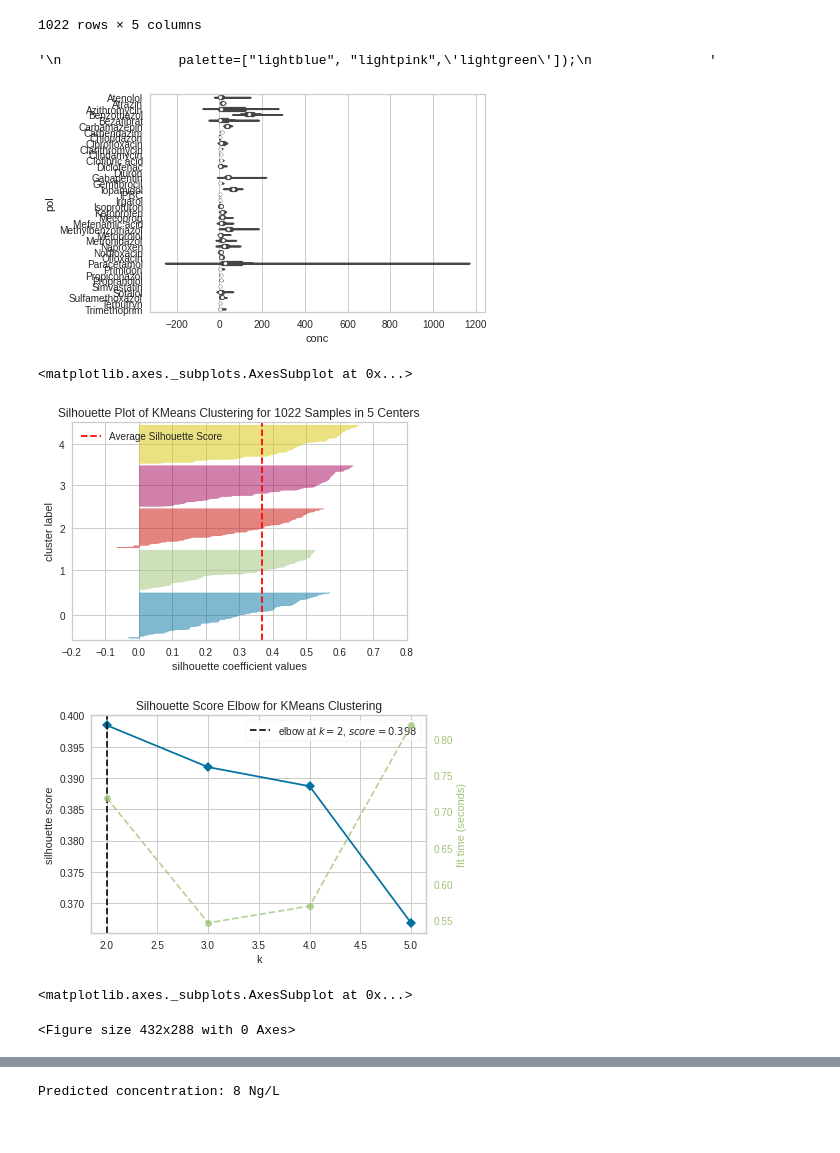
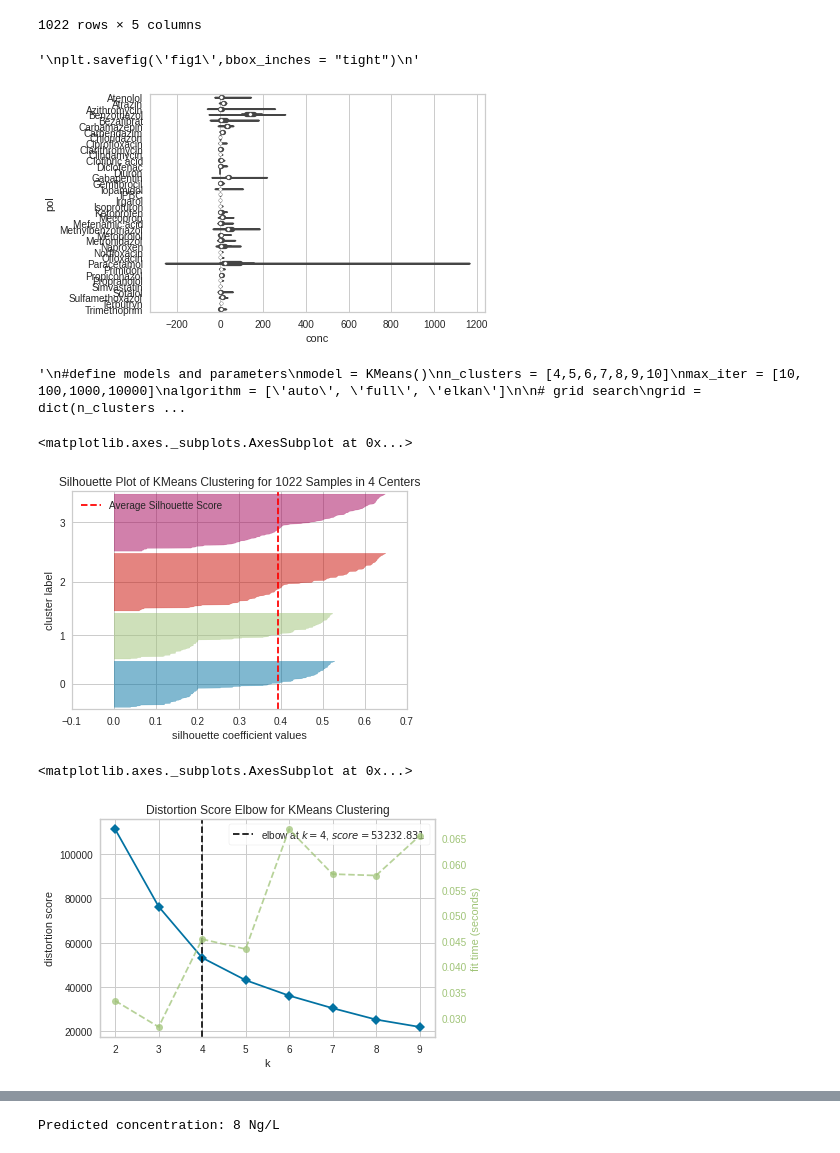
Before and after one commit to DuaneHsa/2022_ML_Earth_Env_Sci, a Jupyter notebook: final_project_renaud.ipynb, the cells around one changed output, grey strips where cells are left out. Cells and saved outputs as stored; diff of their text form; code cells hidden in the pictures.

```diff
--- a/final_project_renaud.ipynb
+++ b/final_project_renaud.ipynb
@@ -53,15 +53,14 @@ MyDrive  Othercomputers
 | 1021 | 5 | 1 | -2 | Trimethoprim | 2.07 |
 1022 rows × 5 columns
 # %%
-sns.violinplot('conc','pol', data=df)
+sns.violinplot('conc','pol', data=df,aspect = 4)
 
-plt.savefig('fig1')
 '''
-               palette=["lightblue", "lightpink",'lightgreen']);
-               '''
+plt.savefig('fig1',bbox_inches = "tight")
+'''
 # %% [output]
-'\n               palette=["lightblue", "lightpink",\'lightgreen\']);\n               '
+'\nplt.savefig(\'fig1\',bbox_inches = "tight")\n'
-[figure, old version]
+[figure, new version]
 # %%
 #df1 = df.pivot(index='time', columns='pol', values='conc')
 #pol_name = df['pol'].unique() # unique polutant name vector
@@ -81,10 +81,34 @@ df['pol'] = df['pol'].astype(int)
 # %%
 
 #clustering  K-means
-clusternumber = 5
-km = KMeans(n_clusters=clusternumber,init='k-means++',max_iter=1000, random_state=42)
+km = KMeans(n_clusters=4,init='k-means++',max_iter=1000, random_state=18,algorithm='elkan')
 y_predicted = km.fit_predict(df)
 df['cluster']=y_predicted
 X = df.drop(['conc'], axis=1)
 y = df['conc']
-X_train, X_test, y_train, y_test = train_test_split(X, y,test_size = 0.2,random_state = 2)
+X_train, X_test, y_train, y_test = train_test_split(X, y,test_size = 0.2,random_state = 18)
+X_test, X_val, y_test, y_val = train_test_split(X_train, y_train, test_size=0.5,random_state = 18)
+# %%
+'''
+#define models and parameters
+model = KMeans()
+n_clusters = [4,5,6,7,8,9,10]
+max_iter = [10, 100,1000,10000]
+algorithm = ['auto', 'full', 'elkan']
+
+# grid search
+grid = dict(n_clusters = n_clusters,max_iter=max_iter,algorithm=algorithm)
+cv = RepeatedStratifiedKFold(n_splits=10, n_repeats=3, random_state=18)
+grid_search = GridSearchCV(estimator=model, param_grid=grid, n_jobs=-1, cv=cv, scoring='accuracy',error_score=0)
+grid_result = grid_search.fit(X_val, y_val)
+# results
+print("Best: %f using %s" % (grid_result.best_score_, grid_result.best_params_))
+means = grid_result.cv_results_['mean_test_score']
+stds = grid_result.cv_results_['std_test_score']
+params = grid_result.cv_results_['params']
+for mean, stdev, param in zip(means, stds, params):
+    print("%f (%f) with: %r" % (mean, stdev, param))
+
+    '''
+# %% [output]
+'\n#define models and parameters\nmodel = KMeans()\nn_clusters = [4,5,6,7,8,9,10]\nmax_iter = [10, 100,1000,10000]\nalgorithm = [\'auto\', \'full\', \'elkan\']\n\n# grid search\ngrid = dict(n_clusters ...
@@ -91,29 +117,20 @@ X_train, X_test, y_train, y_test = train_test_split(X, y,test_size = 0.2,random_
 # %%
-
-#  clustering model and visualizer
-model = KMeans(clusternumber, random_state=42)
-visualizer = SilhouetteVisualizer(model, colors='yellowbrick')
-
+visualizer = SilhouetteVisualizer(KMeans(4),colors='yellowbrick')
 visualizer.fit(X)
-
-visualizer.show(outpath='fig2.png')
+visualizer.show(outpath='fig2.png',bbox_inches = "tight")
 # %% [output]
 <matplotlib.axes._subplots.AxesSubplot at 0x...>
-[figure, old version]
+[figure, new version]
 # %%
 # number of cluster determination
 
 #model = KMeans()
 
 # k is range of number of clusters.
-visualizer = KElbowVisualizer(model, k=(2,6),metric='silhouette', timings= True,method = 'wcss')
+visualizer = KElbowVisualizer(model, k=(2,10),metric='distortion',method = 'wcss')
 visualizer.fit(X)        # Fit the data to the visualizer
-visualizer.show()        # Finalize and render the figure
 
-
-
-visualizer.show(outpath='fig3.png')
+visualizer.show(outpath='fig3.png',bbox_inches = "tight")
 # %% [output]
+<matplotlib.axes._subplots.AxesSubplot at 0x...>
-[figure, old version]
+[figure, new version]
-<matplotlib.axes._subplots.AxesSubplot at 0x...>
-<Figure size 432x288 with 0 Axes>
```
Also changed, not shown: parts of 11 cells of this notebook.
